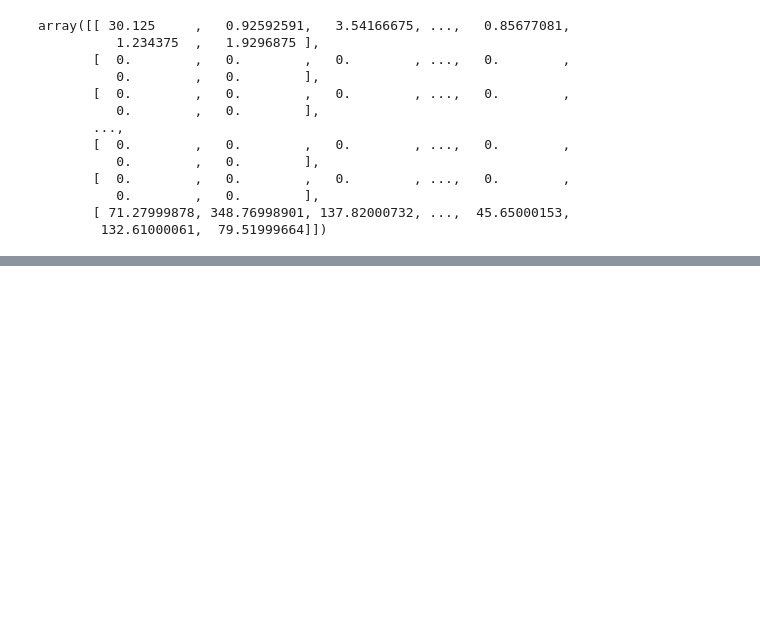
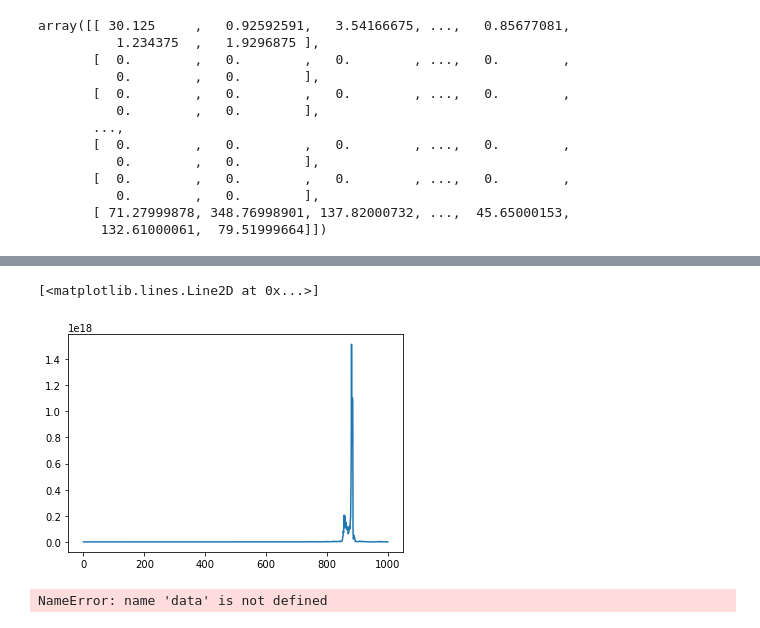
Before and after one commit to clementcome/BayesianSDE, a Jupyter notebook: main.ipynb, the cells around one changed output, grey strips where cells are left out. Drawn from its saved outputs; the diff is of its cells as text; code cells hidden in the pictures; blank space fills up the shorter version.

```diff
--- a/main.ipynb
+++ b/main.ipynb
@@ -112,0 +117,9 @@ print(percentiles[0] - percentiles[1])
+# %%
+plt.plot(np.mean(predictions, axis=0)[:,0])
+# %% [output]
+[<matplotlib.lines.Line2D at 0x...>]
+[figure, added]
+# %%
+data.shape
+# %% [output]
+NameError: name 'data' is not defined
```
Also changed, not shown: parts of 15 cells of this notebook, 1 other file.
